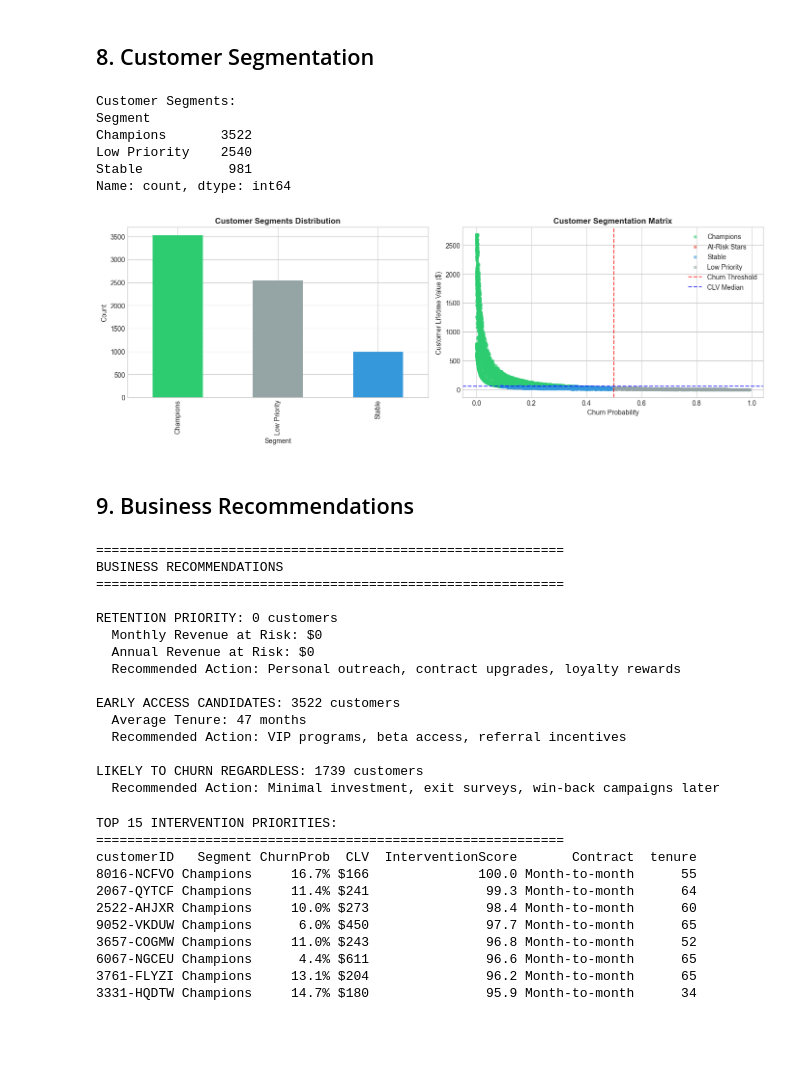
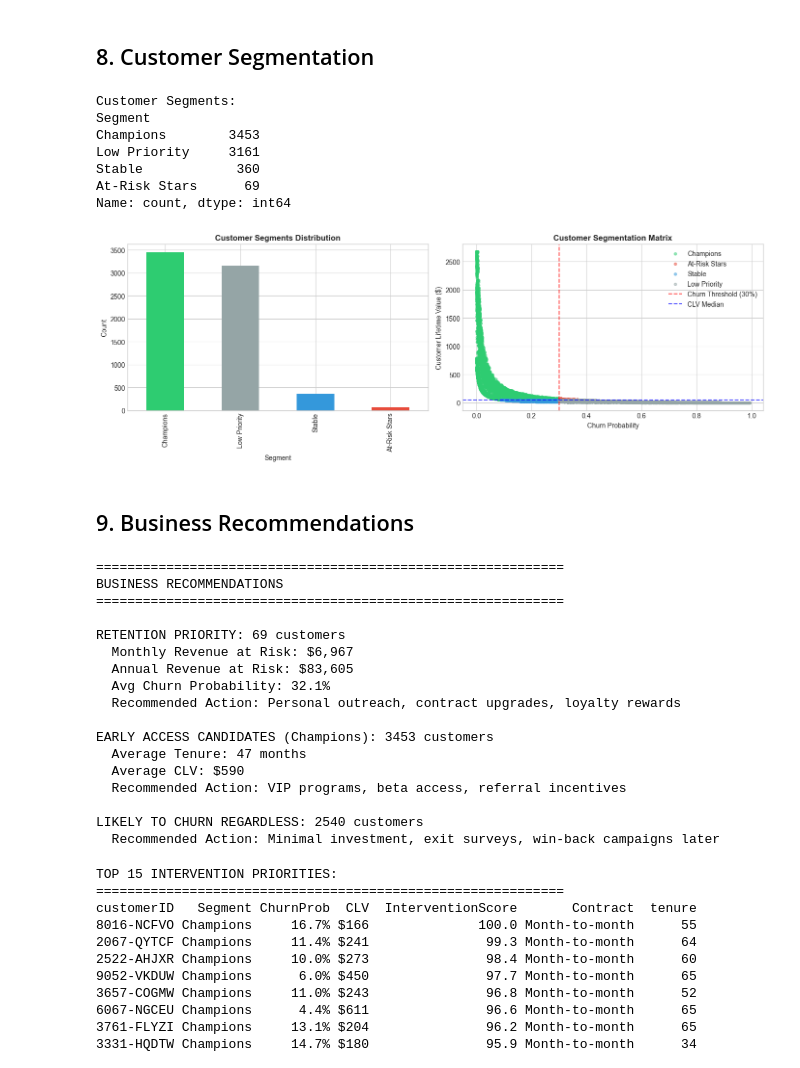
Before and after one commit to hamzanaeem10/CustomerChurn, a Jupyter notebook: churn_analysis.ipynb, the cells around one changed output. Cells and saved outputs as stored; diff of their text form; code cells hidden in the pictures; blank space fills up the shorter version.

Commit message:
Fix churn threshold to 0.3 for better at-risk identification

```diff
--- a/churn_analysis.ipynb
+++ b/churn_analysis.ipynb
@@ -236,7 +236,7 @@ Name: count, dtype: int64
 ## 8. Customer Segmentation
 # %%
 clv_med = df_model['CLV'].median()
-churn_thresh = 0.5
+churn_thresh = 0.3  # Adjusted threshold for better segmentation
 
 def segment(row):
     high_clv = row['CLV'] >= clv_med
@@ -259,39 +259,41 @@ print(df_model['Segment'].value_counts())
 # %% [output]
 Customer Segments:
 Segment
-Champions       3522
-Low Priority    2540
-Stable           981
+Champions        3453
+Low Priority     3161
+Stable            360
+At-Risk Stars      69
 Name: count, dtype: int64
 # %%
 fig, axes = plt.subplots(1, 2, figsize=(14, 5))
 colors = {'Champions': '#2ecc71', 'At-Risk Stars': '#e74c3c', 'Stable': '#3498db', 'Low Priority': '#95a5a6'}
 
 segment_counts = df_model['Segment'].value_counts()
 segment_counts.plot(kind='bar', ax=axes[0], color=[colors[x] for x in segment_counts.index])
 axes[0].set_title('Customer Segments Distribution', fontweight='bold')
 axes[0].set_ylabel('Count')
 
 for seg, col in colors.items():
     mask = df_model['Segment'] == seg
     axes[1].scatter(df_model.loc[mask, 'ChurnProb'], df_model.loc[mask, 'CLV'],
                    label=seg, alpha=0.5, c=col, s=15)
-axes[1].axvline(x=churn_thresh, color='red', linestyle='--', alpha=0.7, label='Churn Threshold')
+axes[1].axvline(x=churn_thresh, color='red', linestyle='--', alpha=0.7, label='Churn Threshold (30%)')
 axes[1].axhline(y=clv_med, color='blue', linestyle='--', alpha=0.7, label='CLV Median')
 axes[1].set_xlabel('Churn Probability')
 axes[1].set_ylabel('Customer Lifetime Value ($)')
 axes[1].set_title('Customer Segmentation Matrix', fontweight='bold')
 axes[1].legend(loc='upper right')
 plt.tight_layout()
 plt.show()
 # %% [output]
-[figure, old version]
+[figure, new version]
 # %% [markdown]
 ## 9. Business Recommendations
 # %%
 retention = df_model[df_model['Segment'] == 'At-Risk Stars']
 champions = df_model[df_model['Segment'] == 'Champions']
 low_priority = df_model[df_model['Segment'] == 'Low Priority']
+stable = df_model[df_model['Segment'] == 'Stable']
 
 print("="*60)
 print("BUSINESS RECOMMENDATIONS")
@@ -300,13 +302,15 @@ print("="*60)
 print(f"\nRETENTION PRIORITY: {len(retention)} customers")
 print(f"  Monthly Revenue at Risk: ${retention['MonthlyCharges'].sum():,.0f}")
 print(f"  Annual Revenue at Risk: ${retention['MonthlyCharges'].sum() * 12:,.0f}")
+print(f"  Avg Churn Probability: {retention['ChurnProb'].mean()*100:.1f}%")
 print(f"  Recommended Action: Personal outreach, contract upgrades, loyalty rewards")
 
-print(f"\nEARLY ACCESS CANDIDATES: {len(champions)} customers")
+print(f"\nEARLY ACCESS CANDIDATES (Champions): {len(champions)} customers")
 print(f"  Average Tenure: {champions['tenure'].mean():.0f} months")
+print(f"  Average CLV: ${champions['CLV'].mean():,.0f}")
 print(f"  Recommended Action: VIP programs, beta access, referral incentives")
 
-lost = low_priority[low_priority['ChurnProb'] > 0.7]
+lost = low_priority[low_priority['ChurnProb'] > 0.5]
 print(f"\nLIKELY TO CHURN REGARDLESS: {len(lost)} customers")
 print(f"  Recommended Action: Minimal investment, exit surveys, win-back campaigns later")
 # %% [output]
@@ -314,16 +318,18 @@ print(f"  Recommended Action: Minimal investment, exit surveys, win-back campaig
 BUSINESS RECOMMENDATIONS
 ============================================================
 
-RETENTION PRIORITY: 0 customers
-  Monthly Revenue at Risk: $0
-  Annual Revenue at Risk: $0
+RETENTION PRIORITY: 69 customers
+  Monthly Revenue at Risk: $6,967
+  Annual Revenue at Risk: $83,605
+  Avg Churn Probability: 32.1%
   Recommended Action: Personal outreach, contract upgrades, loyalty rewards
 
-EARLY ACCESS CANDIDATES: 3522 customers
+EARLY ACCESS CANDIDATES (Champions): 3453 customers
   Average Tenure: 47 months
+  Average CLV: $590
   Recommended Action: VIP programs, beta access, referral incentives
 
-LIKELY TO CHURN REGARDLESS: 1739 customers
+LIKELY TO CHURN REGARDLESS: 2540 customers
   Recommended Action: Minimal investment, exit surveys, win-back campaigns later
 # %%
 print("\nTOP 15 INTERVENTION PRIORITIES:")
```
Also changed, not shown: parts of 2 cells of this notebook, 2 other files.
